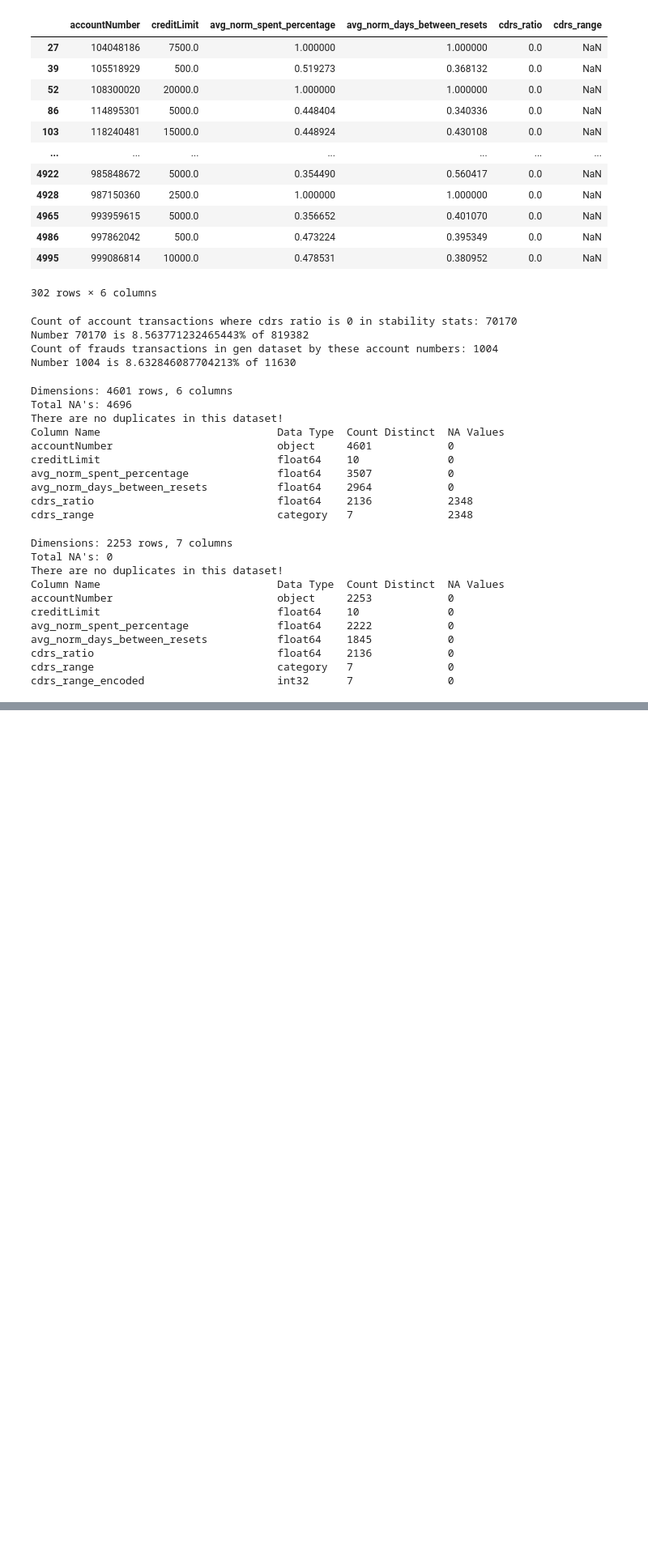
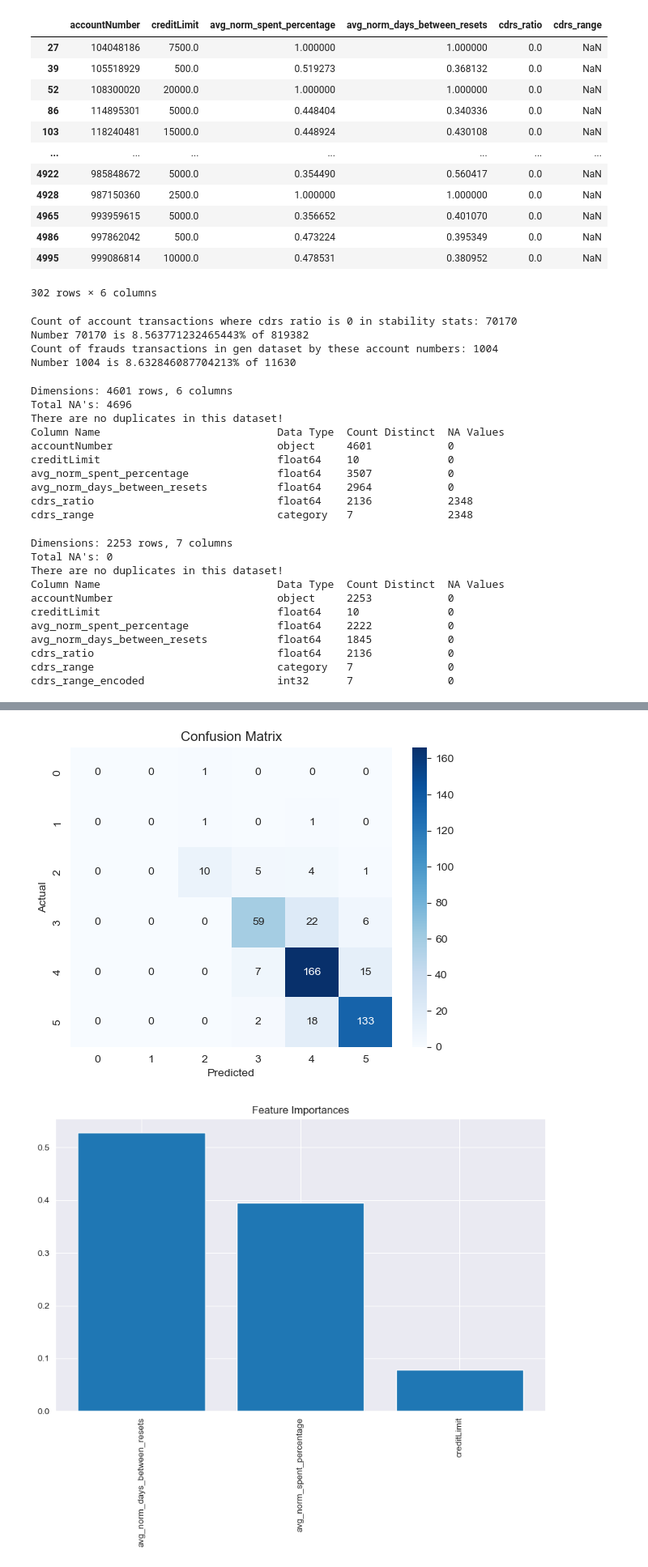
Before and after one commit to Illidan777/FTF-detector, a Jupyter notebook: data_preprocessing/Finance_Transaction_Fraud_detector.ipynb, the cells around one changed output, grey strips where cells are left out. Shown at 81% size. Saved outputs shown, nothing was run; the diff lists cells and outputs as text; code cells hidden in the pictures; blank space fills up the shorter version.

```diff
--- a/data_preprocessing/Finance_Transaction_Fraud_detector.ipynb
+++ b/data_preprocessing/Finance_Transaction_Fraud_detector.ipynb
@@ -1307,7 +1324,8 @@ stability_stats_full_test_pred_df = stability_stats_full.copy()
 stability_stats_full_test_pred_df.dropna(inplace=True)
 cdrs_range_encoder = LabelEncoder()
 
-stability_stats_full_test_pred_df['cdrs_range_encoded'] = cdrs_range_encoder.fit_transform(stability_stats_full_test_pred_df['cdrs_range'])
+stability_stats_full_test_pred_df['cdrs_range_encoded'] = cdrs_range_encoder.fit_transform(
+    stability_stats_full_test_pred_df['cdrs_range'])
 simple_eda(stability_stats_full_test_pred_df)
 # %% [output]
 Dimensions: 2253 rows, 7 columns
@@ -1367,0 +1357,35 @@ General accuracy(KNeighborsClassifier):  72.72727272727273
+# %%
+
+
+# Define the models and their hyperparameters
+models_dict = {
+    "LogisticRegression": {
+        "model": LogisticRegression(random_state=101, multi_class='auto'),
+        "params": {
+            "solver": ['newton-cg', 'lbfgs', 'liblinear'],
+            "C": [0.1, 1, 10]
+        }
+    },
+    "GaussianNB": {
+        "model": GaussianNB(),
+        "params": {
+            "var_smoothing": [1e-09, 1e-08, 1e-07, 1e-06]
+        }
+    },
+    "KNeighborsClassifier": {
+        "model": neighbors.KNeighborsClassifier(),
+        "params": {
+            "n_neighbors": [3, 5, 7, 9],
+            "weights": ['uniform', 'distance'],
+            "metric": ['euclidean', 'manhattan']
+        }
+    },
+    "RandomForest": {
+        "model": RandomForestClassifier(random_state=101),
+        "params": {
+            'n_estimators': [50, 100, 200],
+            'max_depth': [None, 10, 20, 30],
+            'min_samples_split': [2, 5, 10]
+        }
+    }
+}
@@ -1367,0 +1511,4 @@ General accuracy(KNeighborsClassifier):  72.72727272727273
+# %%
+# Example of how to use these functions
+# Assume models_dict is defined with the models and parameters you want to tune
+cdrs_range_best_model, cdrs_range_best_model_name, cdrs_range_model_best_accuracy = tune_and_evaluate_models(models_dict, X_stats_full_train, X_stats_full_test, Y_stats_full_train, Y_stats_full_test)
@@ -1367,0 +1543,6 @@ General accuracy(KNeighborsClassifier):  72.72727272727273
+# %%
+plot_confusion_matrix_model(cdrs_range_best_model, X_stats_full_test, Y_stats_full_test)
+plot_feature_importance(cdrs_range_best_model, X_stats_full_train.columns)
+# %% [output]
+[figure, added]
+[figure, added]
```
Also changed, not shown: parts of 37 cells of this notebook.
